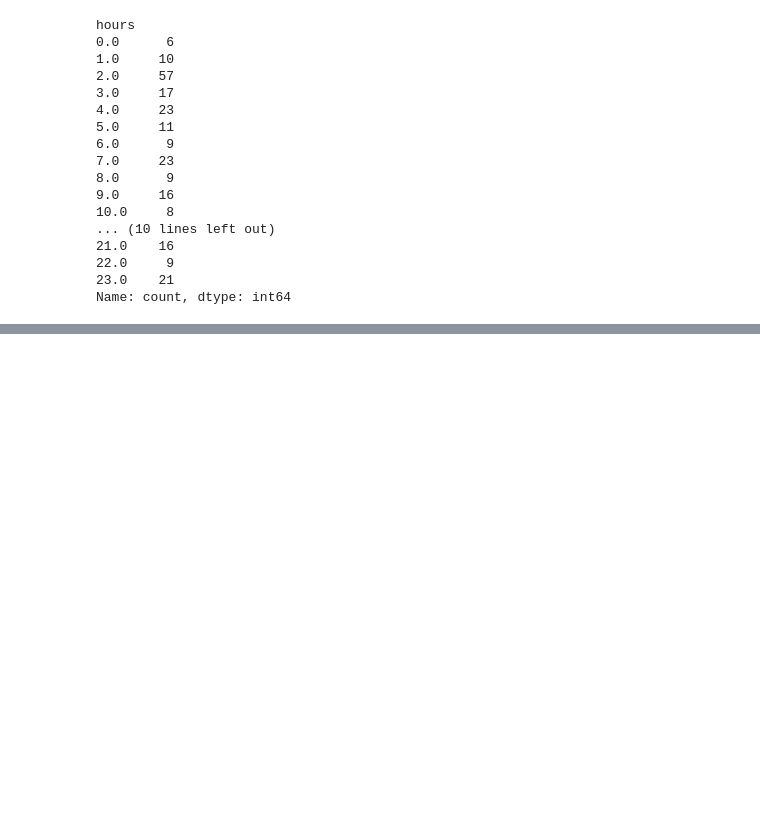
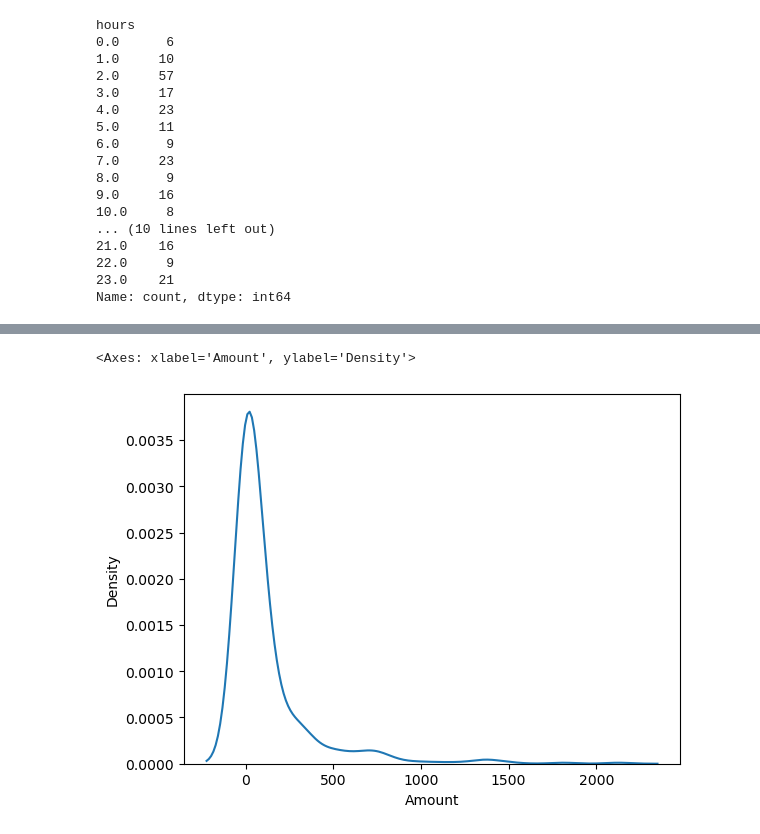
Before and after one commit to praladsapkota-08/regression, a Jupyter notebook: notebook/credit card fraud detection.ipynb, the cells around one changed output, grey strips where cells are left out. Saved outputs shown, nothing was run; the diff lists cells and outputs as text; code cells hidden in the pictures; blank space fills up the shorter version.

```diff
--- a/notebook/credit card fraud detection.ipynb
+++ b/notebook/credit card fraud detection.ipynb
@@ -204,0 +214,5 @@ Name: count, dtype: int64
+# %%
+sns.kdeplot(fraud_cc['Amount'])
+# %% [output]
+<Axes: xlabel='Amount', ylabel='Density'>
+[figure, added]
```
Also changed, not shown: parts of 3 cells of this notebook.
